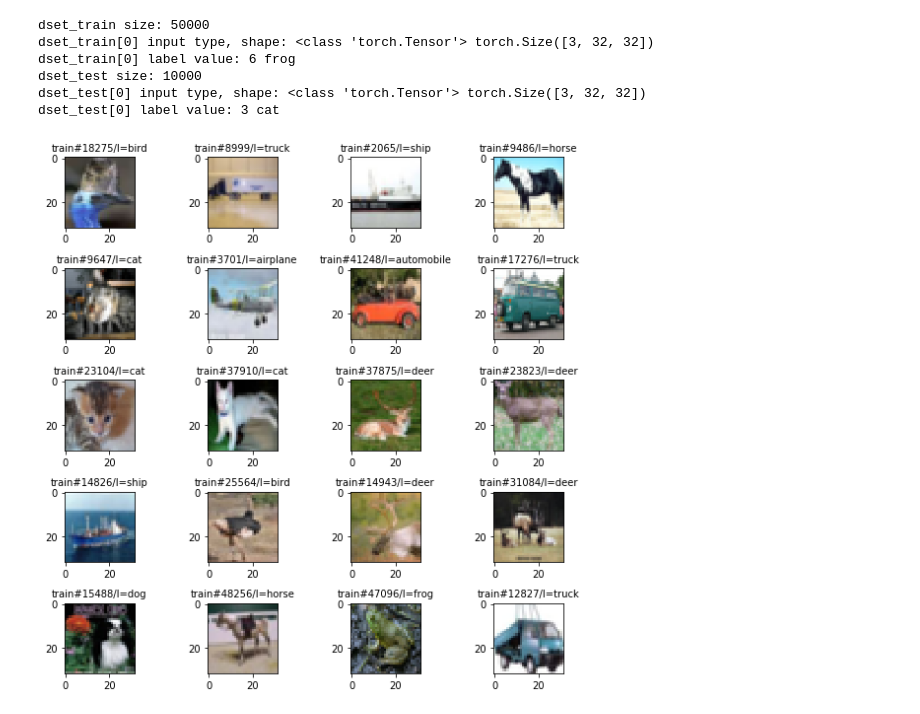
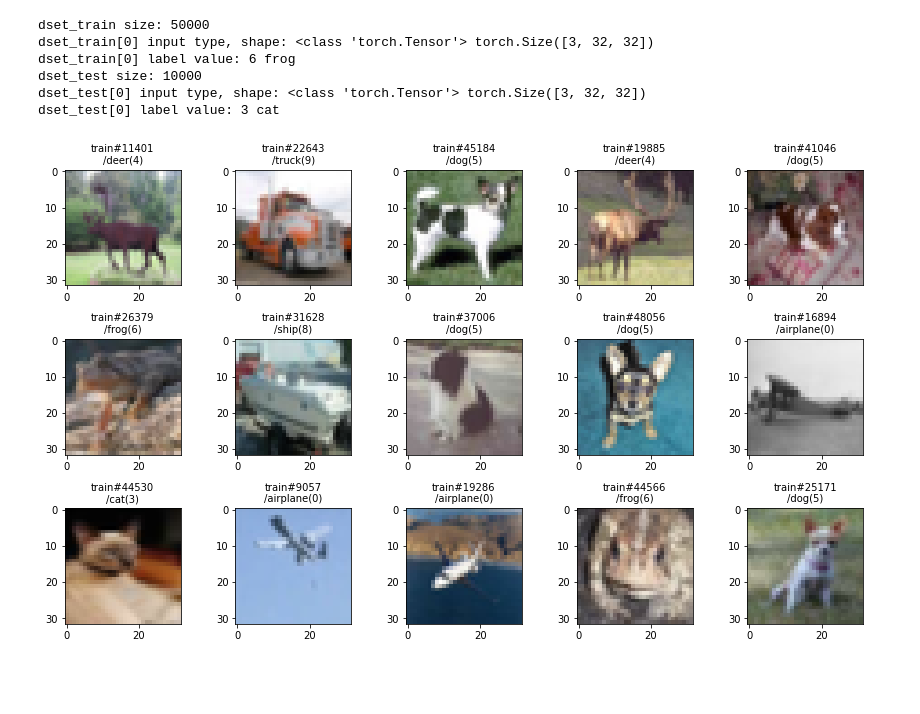
Before and after one commit to akihikoy/ay_test, a Jupyter notebook: python/torch/cnn_cifar10_1.ipynb, the cells around one changed output. Drawn from its saved outputs; the diff is of its cells as text; code cells hidden in the pictures; blank space fills up the shorter version.

```diff
--- a/python/torch/cnn_cifar10_1.ipynb
+++ b/python/torch/cnn_cifar10_1.ipynb
@@ -42,19 +42,25 @@ dset_test size: 10000
 dset_test[0] input type, shape: <class 'torch.Tensor'> torch.Size([3, 32, 32])
 dset_test[0] label value: 3 cat
 # %%
-fig= plt.figure(figsize=(8,8))
-rows,cols= 5,4
-for i in range(rows*cols):
-  i_data= np.random.choice(range(len(dset_train)))
-  img,label= dset_train[i_data]
-  #print(i_data,type(img),img.shape)
-  ax= fig.add_subplot(rows, cols, i+1)
-  ax.set_title('train#{0}/l={1}'.format(i_data,dset_train.classes[label]), fontsize=10)
-  ax.imshow(img.permute(1,2,0))
-fig.tight_layout()
-plt.show()
+# fig= plt.figure(figsize=(12,7.2))
+# rows,cols= 3,5
+# for i in range(rows*cols):
+#   i_data= np.random.choice(range(len(dset_train)))
+#   img,label= dset_train[i_data]
+#   #print(i_data,type(img),img.shape)
+#   ax= fig.add_subplot(rows, cols, i+1)
+#   ax.set_title('train#{0}/l={1}'.format(i_data,dset_train.classes[label]), fontsize=10)
+#   ax.imshow(img.permute(1,2,0))
+# fig.tight_layout()
+# plt.show()
+
+d= dset_train
+idxes= np.random.permutation(len(d))[:15]
+imgs= [d[i][0] for i in idxes]
+labels= [f'train#{i}\n/{d.classes[d[i][1]]}({d[i][1]})' for i in idxes]
+PlotImgGrid(imgs, labels)
 # %% [output]
-[figure, old version]
+[figure, new version]
 # %%
 class TAlexNet(torch.nn.Module):
   def __init__(self, n_classes):
```
Also changed, not shown: parts of 4 cells of this notebook, 2 other files.
